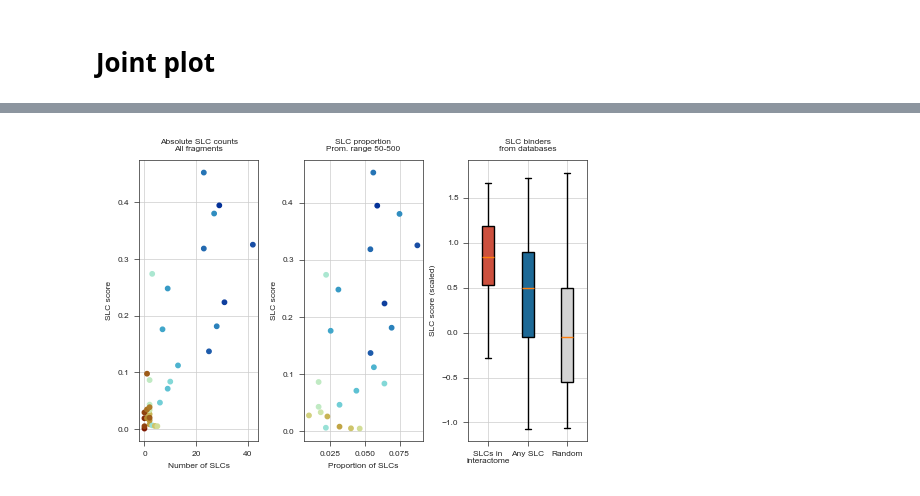
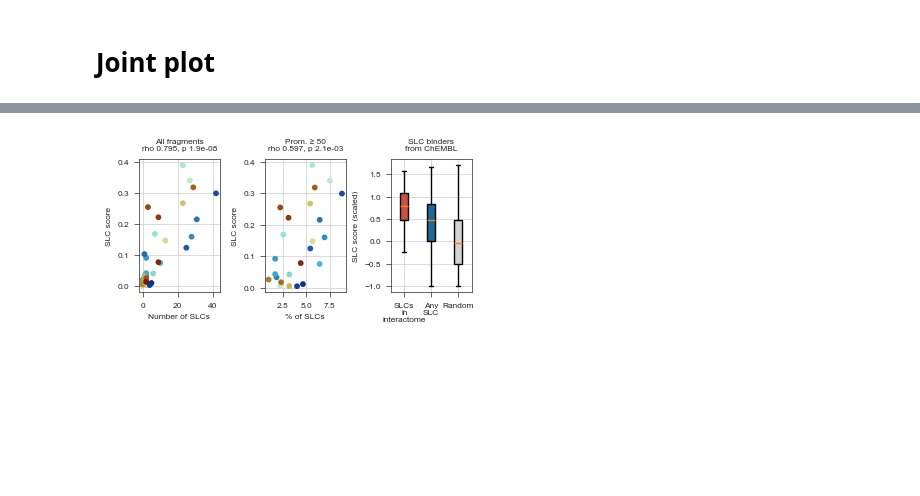
Before and after one commit to ligand-discovery/on-the-fly-modeling, a Jupyter notebook: notebooks/05_ValidationPlots.ipynb, the cells around one changed output, grey strips where cells are left out. Drawn from its saved outputs; the diff is of its cells as text; code cells hidden in the pictures; blank space fills up the shorter version.

```diff
--- a/notebooks/05_ValidationPlots.ipynb
+++ b/notebooks/05_ValidationPlots.ipynb
@@ -350,13 +421,18 @@ for chembl_batch in [0, 1, 2]:
 # %% [markdown]
 # Joint plot
 # %%
+import stylia
 from stylia.colors import ContinuousColorMap
 from stylia.colors.colors import NamedColors
 
 
 def slc_plots(groups):
-
-    fig, axs = stylia.create_figure(1, 3, width=stylia.TWO_COLUMNS_WIDTH*0.7)
+    fig, axs = stylia.create_figure(
+        1,
+        3,
+        width=stylia.TWO_COLUMNS_WIDTH * 0.945 * 4 / 7,
+        height=stylia.TWO_COLUMNS_WIDTH * 0.28,
+    )
 
     if not groups:
         prefix = "SLC"
@@ -364,42 +440,70 @@ def slc_plots(groups):
         prefix = "SLC groups"
 
     ax = axs.next()
-    data, y_stat = get_exp_results_data(groups, min_num_proteins=0, max_num_proteins=5000, min_auroc=0)[:2]
+    data, y_stat = get_exp_results_data(
+        groups, min_num_proteins=0, max_num_proteins=5000, min_auroc=0
+    )[:2]
+    mw = [MolWt(Chem.MolFromSmiles(smi)) for smi in list(data["smiles"])]
     x = np.array(data["num_slc"])
     cmap = ContinuousColorMap()
-    cmap.fit(data["num_prot"])
-    colors = cmap.transform(data["num_prot"])
+    cmap.fit(mw)
+    colors = cmap.transform(mw)
     ax.scatter(x, y_stat, color=colors)
-
-    stylia.label(ax=ax, ylabel="{0} score".format(prefix), xlabel="Number of SLCs", title="Absolute SLC counts\nAll fragments")
+    rho, pval = pearsonr(x, y_stat)
+    stylia.label(
+        ax=ax,
+        ylabel="{0} score".format(prefix),
+        xlabel="Number of SLCs",
+        title="All fragments\nrho {0:.3f}, p {1:.1e}".format(rho, pval),
+    )
 
     ax = axs.next()
-    data, y_stat = get_exp_results_data(groups, min_num_proteins=50, max_num_proteins=500, min_auroc=0)[:2]
-    x = np.array(data["num_slc"]) / np.array(data["num_prot"])
-    colors = cmap.transform(data["num_prot"])
+    data, y_stat = get_exp_results_data(
+        groups, min_num_proteins=50, max_num_proteins=500, min_auroc=0
+    )[:2]
+    mw = [MolWt(Chem.MolFromSmiles(smi)) for smi in list(data["smiles"])]
+    x = np.array(data["num_slc"]) / np.array(data["num_prot"]) * 100
+    colors = cmap.transform(mw)
     ax.scatter(x, y_stat, color=colors)
-    stylia.label(ax=ax, xlabel="Proportion of SLCs", ylabel="{0} score".format(prefix), title="SLC proportion\nProm. range 50-500")
+    rho, pval = pearsonr(x, y_stat)
+    stylia.label(
+        ax=ax,
+        xlabel="% of SLCs",
+        ylabel="{0} score".format(prefix),
+        title="Prom. ≥ 50\nrho {0:.3f}, p {1:.1e}".format(rho, pval),
+    )
 
     ax = axs.next()
-    vals_in_ours = get_gsf_results_data(groups, our_slcs_only=True, chembl_batch=0, min_auroc=0, min_mw=50, max_mw=500)[0]
-    vals_in, vals_bg = get_gsf_results_data(groups, our_slcs_only=False, chembl_batch=0, min_auroc=0, min_mw=50, max_mw=500)[:2]
-    bp = ax.boxplot([vals_in_ours, vals_in, vals_bg], patch_artist=True, showfliers=False)
+    vals_in_ours = get_gsf_results_data(
+        groups, our_slcs_only=True, chembl_batch=0, min_auroc=0, min_mw=50, max_mw=500
+    )[0]
+    vals_in, vals_bg = get_gsf_results_data(
+        groups, our_slcs_only=False, chembl_batch=0, min_auroc=0, min_mw=50, max_mw=500
+    )[:2]
+    bp = ax.boxplot(
+        [vals_in_ours, vals_in, vals_bg], patch_artist=True, showfliers=False
+    )
 
     # Set properties of various boxplot elements
     colors = [NamedColors().red, NamedColors().blue, NamedColors().gray]
-    for patch, color in zip(bp['boxes'], colors):
+    for patch, color in zip(bp["boxes"], colors):
         patch.set_facecolor(color)
 
     # Customizing the whiskers, caps, and fliers
-    for whisker in bp['whiskers']:
-        whisker.set(color='black')
-    for cap in bp['caps']:
-        cap.set(color='black')
-    for flier in bp['fliers']:
-        flier.set(marker='o', color='black')
+    for whisker in bp["whiskers"]:
+        whisker.set(color="black")
+    for cap in bp["caps"]:
+        cap.set(color="black")
+    for flier in bp["fliers"]:
+        flier.set(marker="o", color="black")
 
-    ax.set_xticklabels(["SLCs in\ninteractome", "Any SLC", "Random"])
-    stylia.label(ax=ax, title="SLC binders\nfrom databases", xlabel="", ylabel="{0} score (scaled)".format(prefix))
+    ax.set_xticklabels(["SLCs\nin\ninteractome", "Any\nSLC", "Random"])
+    stylia.label(
+        ax=ax,
+        title="SLC binders\nfrom ChEMBL",
+        xlabel="",
+        ylabel="{0} score (scaled)".format(prefix),
+    )
 
     plt.tight_layout()
 
@@ -409,6 +513,7 @@ def slc_plots(groups):
         filename = "../assets/validation_figure_groups.png"
 
     stylia.save_figure(filename)
+    stylia.save_figure(filename.split(".png")[0] + ".pdf")
 
 
 slc_plots(False)
@@ -426,4 +536,4 @@ slc_plots(True)
 (3624, 39)
 (5593, 39)
 36
-[figure, old version]
+[figure, new version]
```
Also changed, not shown: parts of 3 cells of this notebook, 32 other files.
